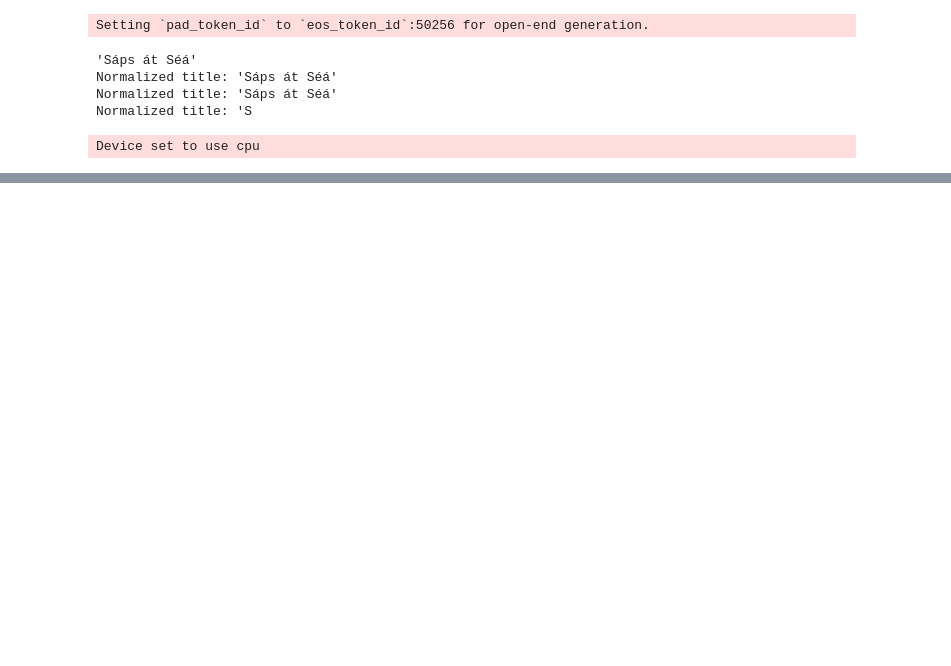
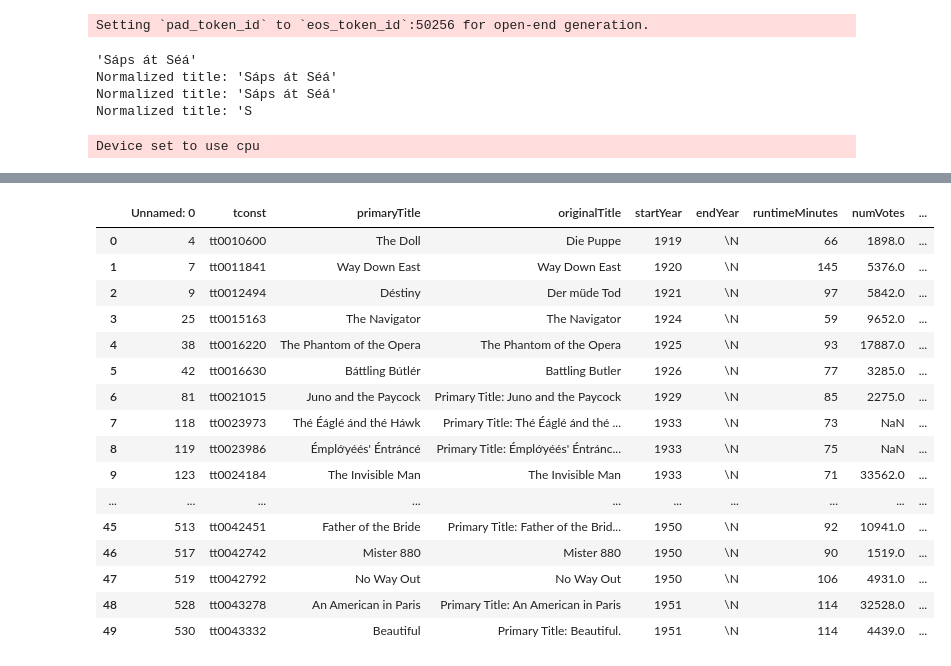
Before and after one commit to chizo4/Big-Data-IMDB-Classifier, a Jupyter notebook: source/llmExperiment.ipynb, the cells around one changed output, grey strips where cells are left out. Cells and saved outputs as stored; diff of their text form; code cells hidden in the pictures; blank space fills up the shorter version.

```diff
--- a/source/llmExperiment.ipynb
+++ b/source/llmExperiment.ipynb
@@ -190,0 +201,20 @@ Setting `pad_token_id` to `eos_token_id`:50256 for open-end generation.
+# %%
+df.head(50)
+# %% [output]
+|  | Unnamed: 0 | tconst | primaryTitle | originalTitle | startYear | endYear | runtimeMinutes | numVotes | ... |
+| 0 | 4 | tt0010600 | The Doll | Die Puppe | 1919 | \N | 66 | 1898.0 | ... |
+| 1 | 7 | tt0011841 | Way Down East | Way Down East | 1920 | \N | 145 | 5376.0 | ... |
+| 2 | 9 | tt0012494 | Déstiny | Der müde Tod | 1921 | \N | 97 | 5842.0 | ... |
+| 3 | 25 | tt0015163 | The Navigator | The Navigator | 1924 | \N | 59 | 9652.0 | ... |
+| 4 | 38 | tt0016220 | The Phantom of the Opera | The Phantom of the Opera | 1925 | \N | 93 | 17887.0 | ... |
+| 5 | 42 | tt0016630 | Báttling Bútlér | Battling Butler | 1926 | \N | 77 | 3285.0 | ... |
+| 6 | 81 | tt0021015 | Juno and the Paycock | Primary Title: Juno and the Paycock | 1929 | \N | 85 | 2275.0 | ... |
+| 7 | 118 | tt0023973 | Thé Éáglé ánd thé Háwk | Primary Title: Thé Éáglé ánd thé ... | 1933 | \N | 73 | NaN | ... |
+| 8 | 119 | tt0023986 | Émplớyéés' Éntráncé | Primary Title: Émplớyéés' Éntránc... | 1933 | \N | 75 | NaN | ... |
+| 9 | 123 | tt0024184 | The Invisible Man | The Invisible Man | 1933 | \N | 71 | 33562.0 | ... |
+| ... | ... | ... | ... | ... | ... | ... | ... | ... | ... |
+| 45 | 513 | tt0042451 | Father of the Bride | Primary Title: Father of the Brid... | 1950 | \N | 92 | 10941.0 | ... |
+| 46 | 517 | tt0042742 | Mister 880 | Mister 880 | 1950 | \N | 90 | 1519.0 | ... |
+| 47 | 519 | tt0042792 | No Way Out | No Way Out | 1950 | \N | 106 | 4931.0 | ... |
+| 48 | 528 | tt0043278 | An American in Paris | Primary Title: An American in Paris | 1951 | \N | 114 | 32528.0 | ... |
+| 49 | 530 | tt0043332 | Beautiful | Primary Title: Beautiful. | 1951 | \N | 114 | 4439.0 | ... |
```
Also changed, not shown: parts of 5 cells of this notebook, 1 other file.
